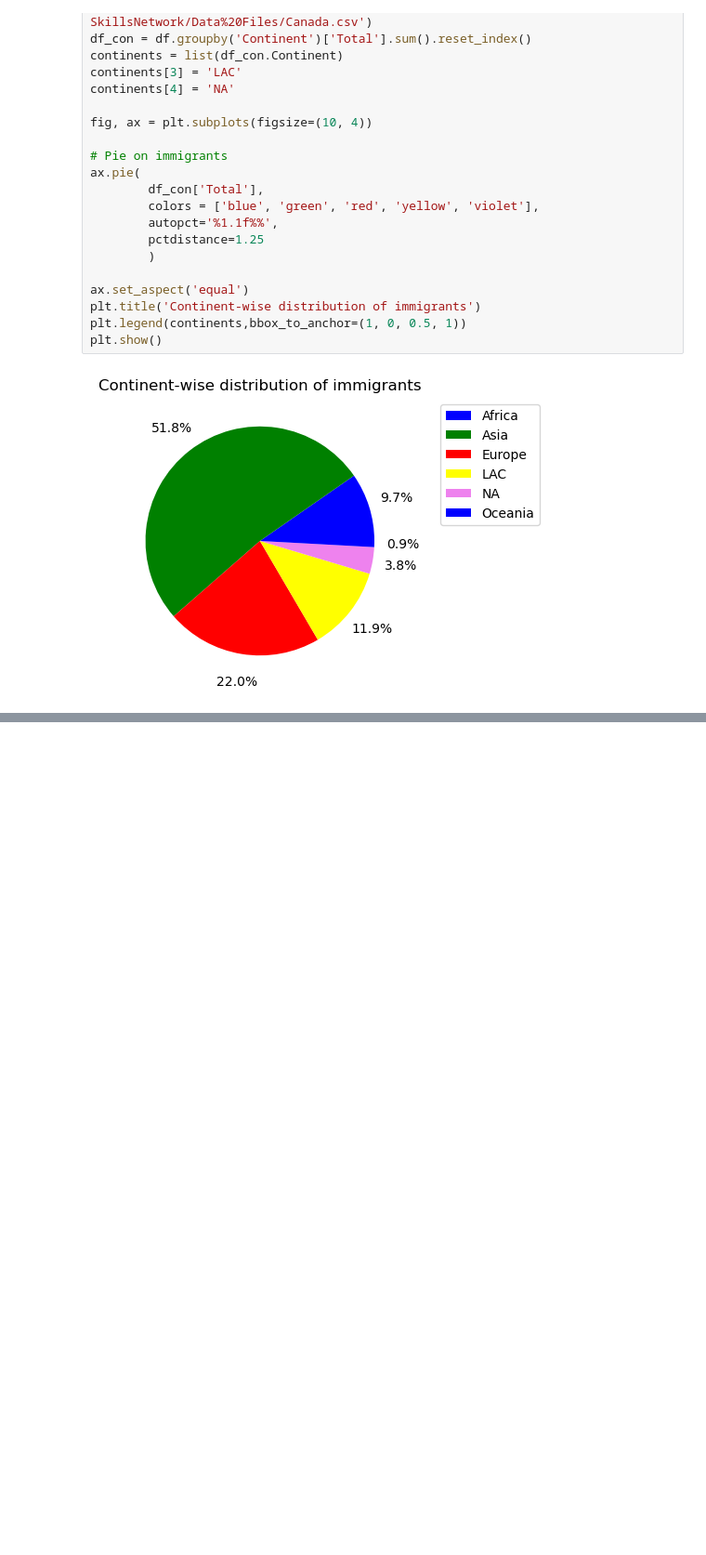
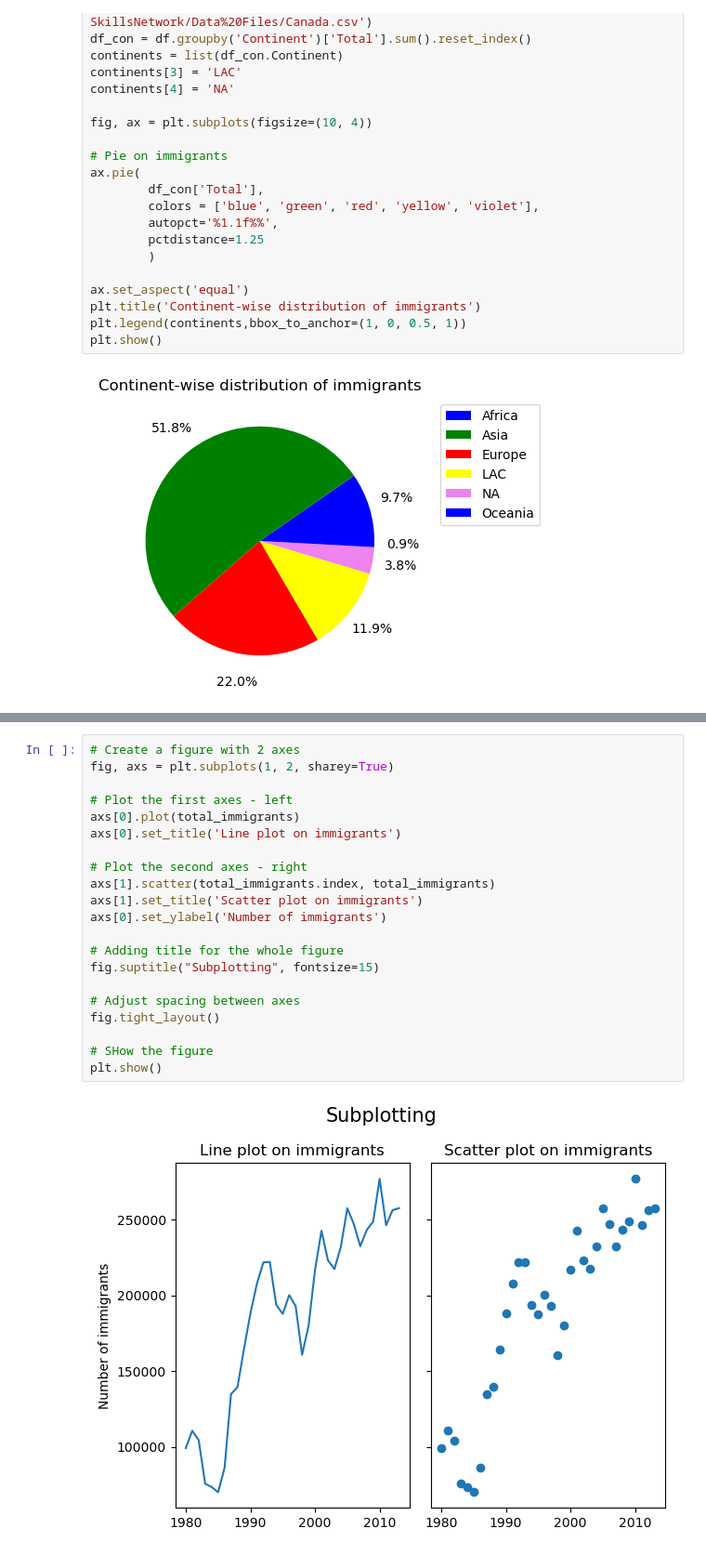
Before and after one commit to DUY2602/IBM-Data-Science, a Jupyter notebook: 8. Data Visualization with Python/Basic & Specialized Visualization tools/plotting_directly_with_Matplotlib.ipynb, the cells around one changed output, grey strips where cells are left out. Shown: that part at 93% size. Cells and saved outputs as stored; diff of their text form; blank space fills up the shorter version.

Commit message:
finish plotting directly using matplotlib

```diff
--- a/8. Data Visualization with Python/Basic & Specialized Visualization tools/plotting_directly_with_Matplotlib.ipynb
+++ b/8. Data Visualization with Python/Basic & Specialized Visualization tools/plotting_directly_with_Matplotlib.ipynb
@@ -490,0 +501,23 @@ plt.show()
+# %%
+# Create a figure with 2 axes
+fig, axs = plt.subplots(1, 2, sharey=True)
+
+# Plot the first axes - left
+axs[0].plot(total_immigrants)
+axs[0].set_title('Line plot on immigrants')
+
+# Plot the second axes - right
+axs[1].scatter(total_immigrants.index, total_immigrants)
+axs[1].set_title('Scatter plot on immigrants')
+axs[0].set_ylabel('Number of immigrants')
+
+# Adding title for the whole figure
+fig.suptitle("Subplotting", fontsize=15)
+
+# Adjust spacing between axes
+fig.tight_layout()
+
+# SHow the figure
+plt.show()
+# %% [output]
+[figure, added]
```
Also changed, not shown: parts of 6 cells of this notebook.
